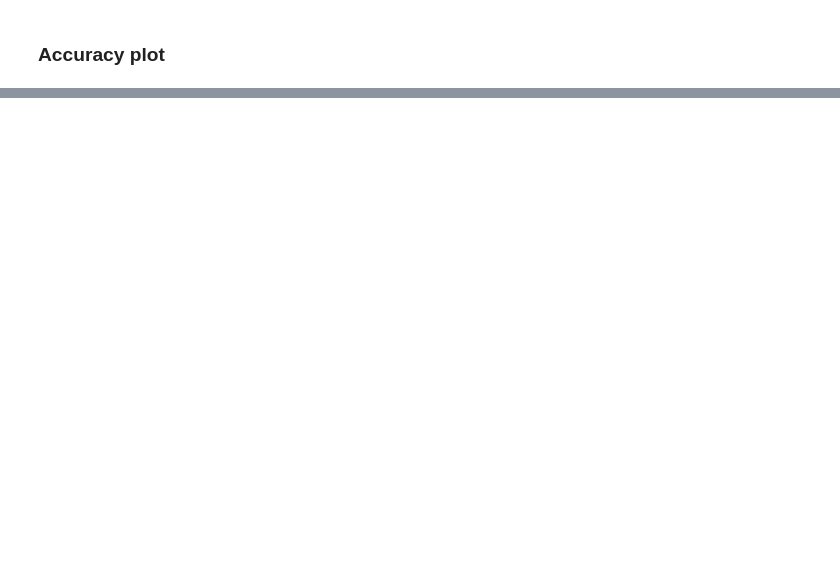
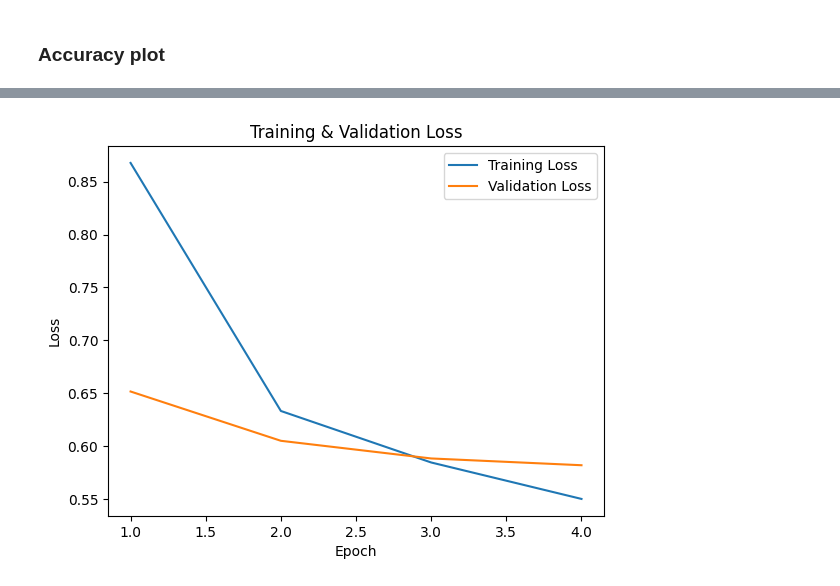
Before and after one commit to LaurenzPoll/Art-classifier, a Jupyter notebook: 04_modeling/04_modeling.ipynb, the cells around one changed output, grey strips where cells are left out. Cells and saved outputs as stored; diff of their text form; code cells hidden in the pictures; blank space fills up the shorter version.

```diff
--- a/04_modeling/04_modeling.ipynb
+++ b/04_modeling/04_modeling.ipynb
@@ -440,2 +281,0 @@ For this model only the dropout_rate will be set to a higher value
-# %%
-DROPOUT_RATE = 0.5
@@ -568,0 +284,17 @@ Test accuracy: 0.800
+# %%
+EPOCHS = 4
+
+inputs = keras.Input(shape=(*IMG_SIZE, 3))
+x = base_model(inputs, training=False)
+x = keras.layers.GlobalAveragePooling2D()(x)
+x = keras.layers.Dropout(DROPOUT_RATE)(x)
+outputs = keras.layers.Dense(ONE_HOT_DIMENSIONS, activation='softmax')(x)
+modelB = keras.Model(inputs, outputs)
+
+modelB.compile(
+    optimizer=keras.optimizers.Adam(),
+    loss=keras.losses.SparseCategoricalCrossentropy(),
+    metrics=['accuracy']
+)
+
+modelB.summary()
@@ -568,0 +337,13 @@ Test accuracy: 0.800
+# %%
+epochsB = range(1, len(historyB.history['loss']) + 1)
+
+plt.figure()
+plt.plot(epochsB, historyB.history['loss'], label='Training Loss')
+plt.plot(epochsB, historyB.history['val_loss'], label='Validation Loss')
+plt.title('Training & Validation Loss')
+plt.xlabel('Epoch')
+plt.ylabel('Loss')
+plt.legend()
+plt.show()
+# %% [output]
+[figure, added]
```
Also changed, not shown: parts of 48 cells of this notebook, 1 other file.
